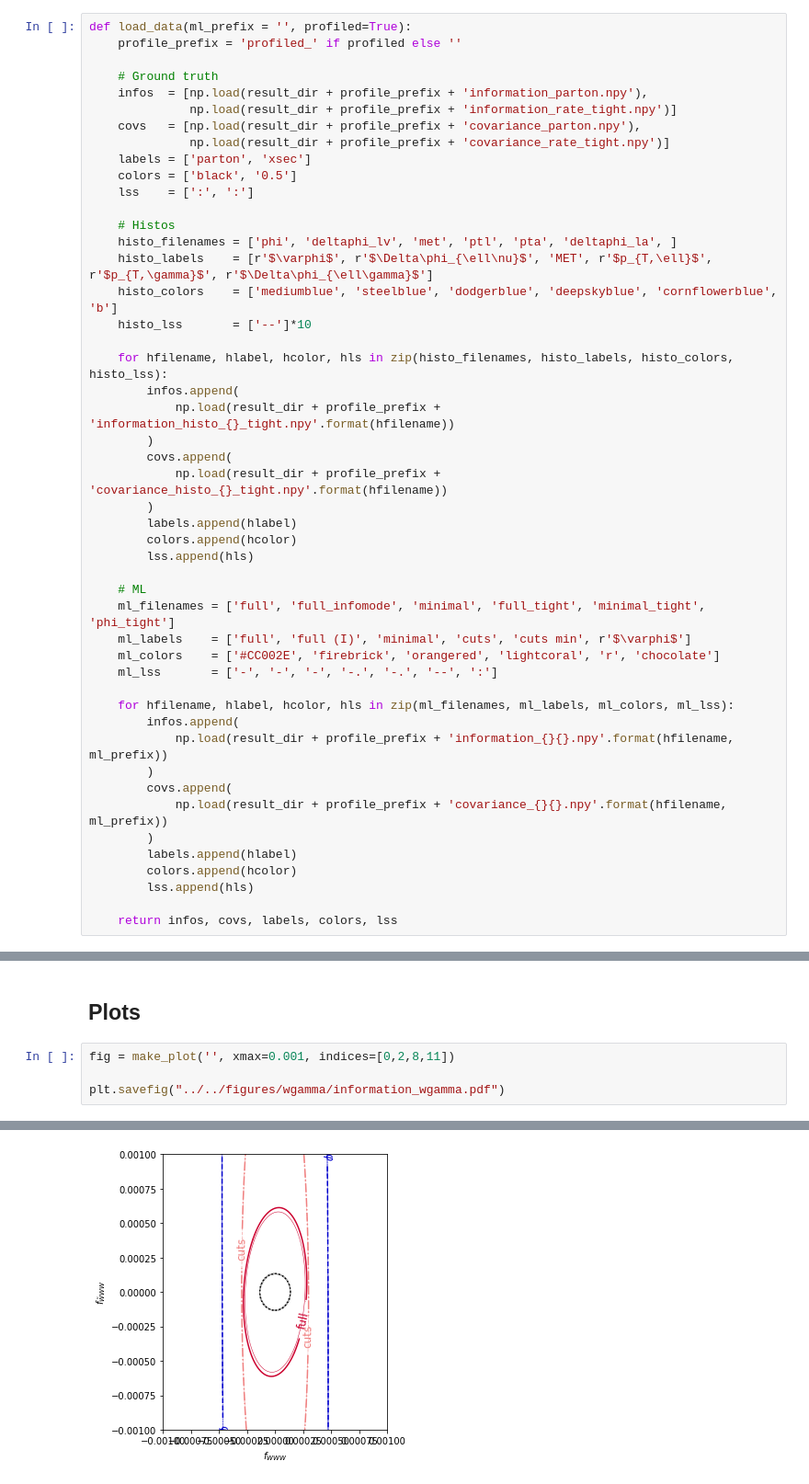
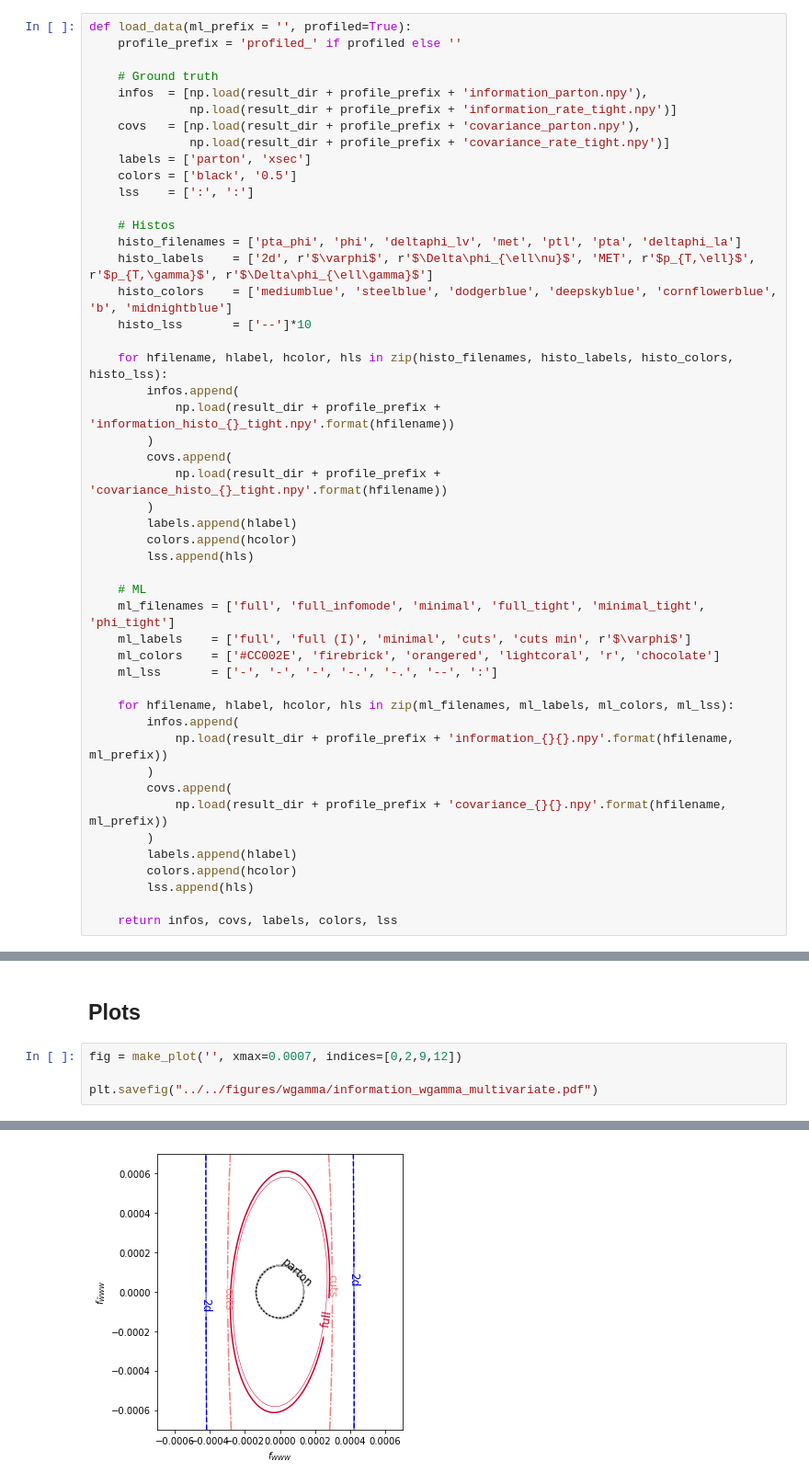
Before and after one commit to dlvp/diboson_mining, a Jupyter notebook: notebooks/wgamma/08_plot_fisher_information.ipynb, the cells around one changed output, grey strips where cells are left out. Shown at 92% size. Saved outputs shown, nothing was run; the diff lists cells and outputs as text.

Commit message:
New result plots (more plots, including 2d baseline)

```diff
--- a/notebooks/wgamma/08_plot_fisher_information.ipynb
+++ b/notebooks/wgamma/08_plot_fisher_information.ipynb
@@ -48,9 +54,9 @@ def load_data(ml_prefix = '', profiled=True):
     lss    = [':', ':']
 
     # Histos
-    histo_filenames = ['phi', 'deltaphi_lv', 'met', 'ptl', 'pta', 'deltaphi_la', ]
-    histo_labels    = [r'$\varphi$', r'$\Delta\phi_{\ell\nu}$', 'MET', r'$p_{T,\ell}$', r'$p_{T,\gamma}$', r'$\Delta\phi_{\ell\gamma}$']
-    histo_colors    = ['mediumblue', 'steelblue', 'dodgerblue', 'deepskyblue', 'cornflowerblue', 'b']
+    histo_filenames = ['pta_phi', 'phi', 'deltaphi_lv', 'met', 'ptl', 'pta', 'deltaphi_la']
+    histo_labels    = ['2d', r'$\varphi$', r'$\Delta\phi_{\ell\nu}$', 'MET', r'$p_{T,\ell}$', r'$p_{T,\gamma}$', r'$\Delta\phi_{\ell\gamma}$']
+    histo_colors    = ['mediumblue', 'steelblue', 'dodgerblue', 'deepskyblue', 'cornflowerblue', 'b', 'midnightblue']
     histo_lss       = ['--']*10
 
     for hfilename, hlabel, hcolor, hls in zip(histo_filenames, histo_labels, histo_colors, histo_lss):
@@ -148,7 +154,7 @@ def make_plot(ml_prefix = '', indices=None, xmax=0.004):
 # %% [markdown]
 ## Plots
 # %%
-fig = make_plot('', xmax=0.001, indices=[0,2,8,11])
+fig = make_plot('', xmax=0.0007, indices=[0,2,9,12])
 
-plt.savefig("../../figures/wgamma/information_wgamma.pdf")
+plt.savefig("../../figures/wgamma/information_wgamma_multivariate.pdf")
 # %% [output]
@@ -172 +163 @@ plt.savefig("../../figures/wgamma/information_wgamma.pdf")
-[figure, old version]
+[figure, new version]
```
Also changed, not shown: parts of 7 cells of this notebook, 6 other files.
